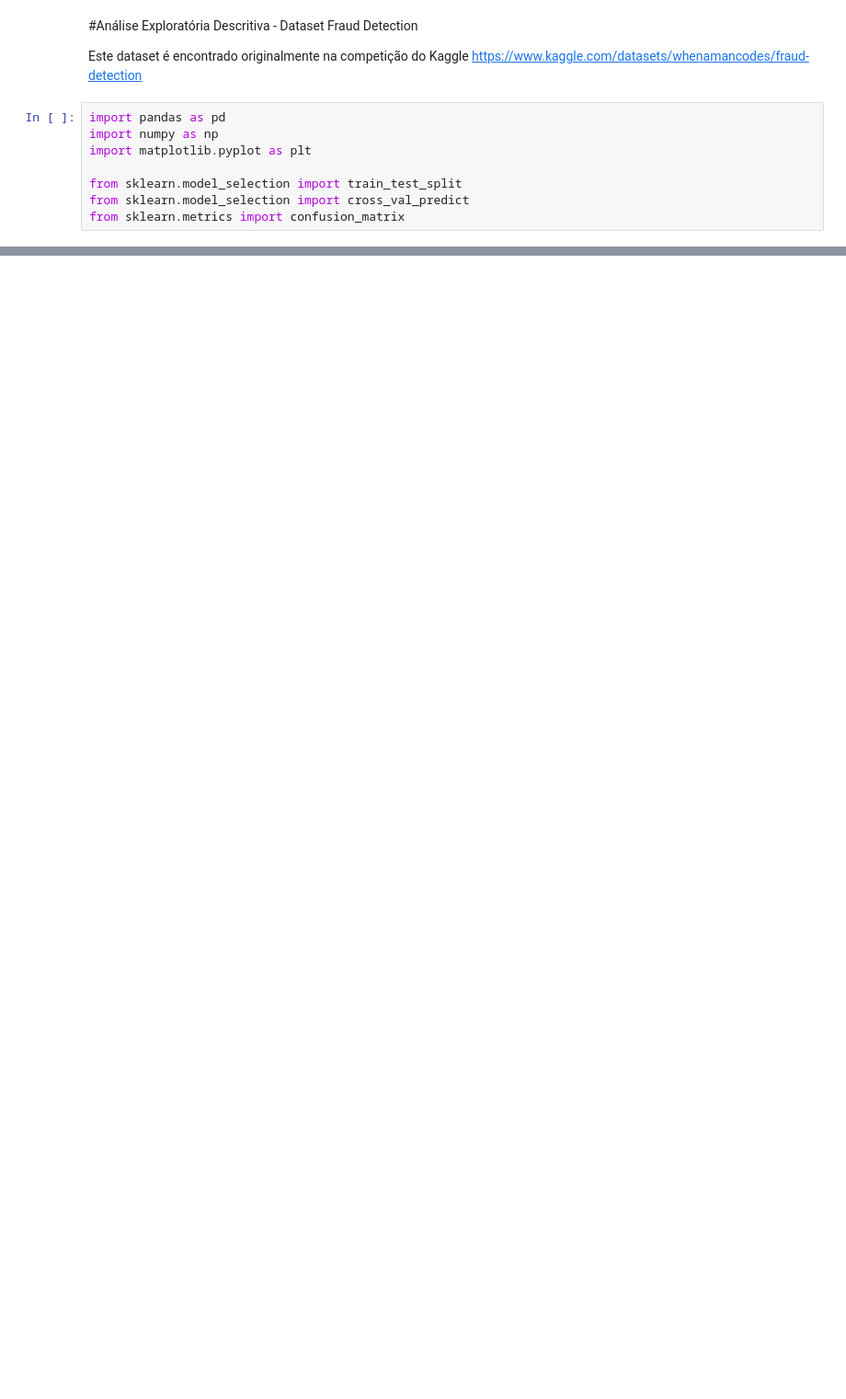
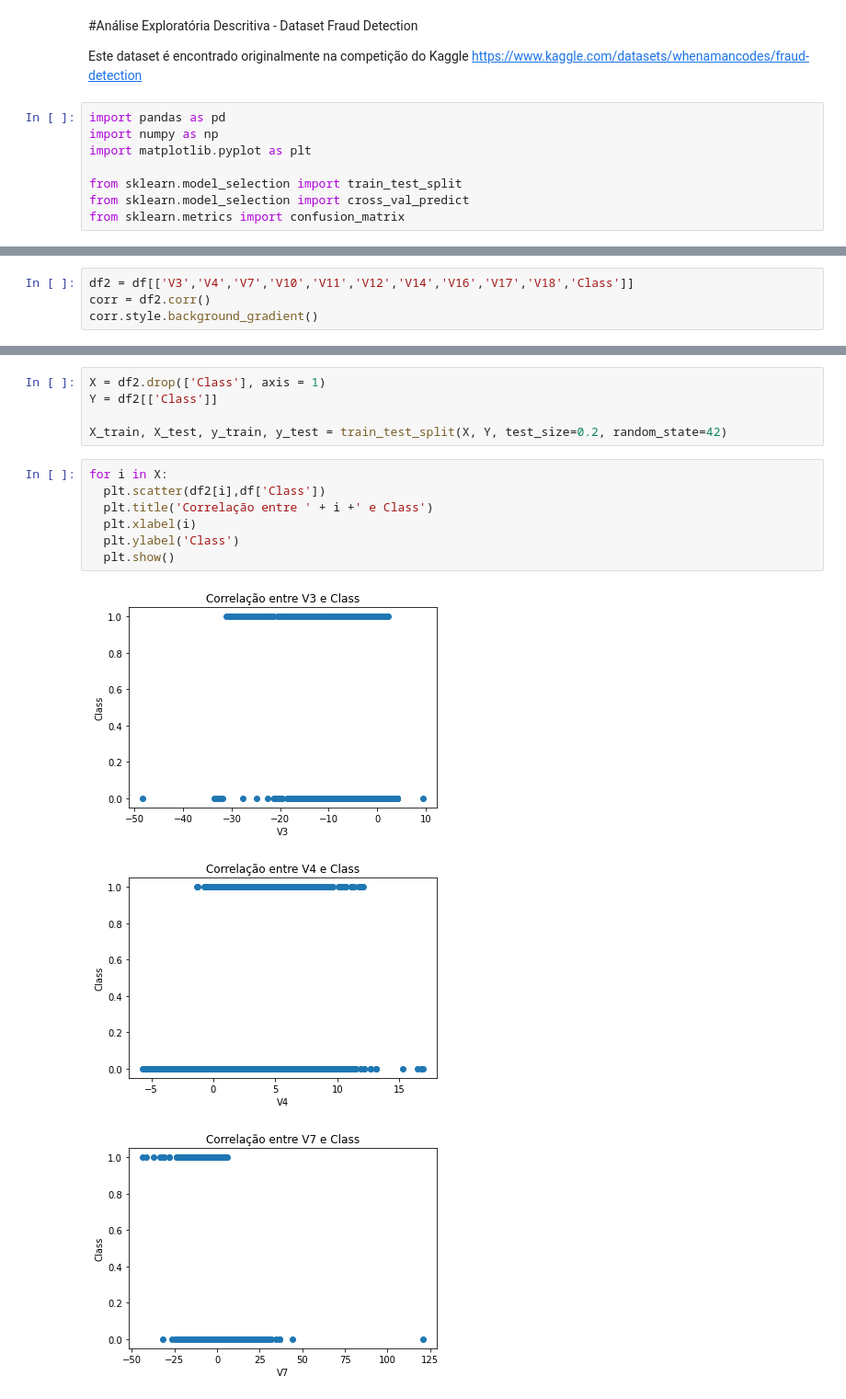
Before and after one commit to diegonogare/MachineLearning, a Jupyter notebook: analise_exploratoria_descritiva_Dataset_FraudDetection.ipynb, the cells around one changed output, grey strips where cells are left out. Shown at 92% size. Drawn from its saved outputs; the diff is of its cells as text; blank space fills up the shorter version.

Commit message:
Gráficos de dispersão e histograma

```diff
--- a/analise_exploratoria_descritiva_Dataset_FraudDetection.ipynb
+++ b/analise_exploratoria_descritiva_Dataset_FraudDetection.ipynb
@@ -66,3 +88,7 @@ corr.style.background_gradient()
 | V28 | -0.009413 | 0.000000 | -0.000000 | 0.000000 | -0.000000 | -0.000000 | 0.000000 | -0.000000 | -0.000000 | 0.000000 | 0.000000 | ... |
 | Amount | -0.010596 | -0.227709 | -0.531409 | -0.210880 | 0.098732 | -0.386356 | 0.215981 | 0.397311 | -0.103079 | -0.044246 | -0.101502 | ... |
 | Class | -0.012323 | -0.101347 | 0.091289 | -0.192961 | 0.133447 | -0.094974 | -0.043643 | -0.187257 | 0.019875 | -0.097733 | -0.216883 | ... |
+# %%
+df2 = df[['V3','V4','V7','V10','V11','V12','V14','V16','V17','V18','Class']]
+corr = df2.corr()
+corr.style.background_gradient()
@@ -68,0 +108,16 @@ corr.style.background_gradient()
+# %%
+X = df2.drop(['Class'], axis = 1)
+Y = df2[['Class']]
+
+X_train, X_test, y_train, y_test = train_test_split(X, Y, test_size=0.2, random_state=42)
+# %%
+for i in X:
+  plt.scatter(df2[i],df['Class'])
+  plt.title('Correlação entre ' + i +' e Class')
+  plt.xlabel(i)
+  plt.ylabel('Class')
+  plt.show()
+# %% [output]
+[figure, added]
+[figure, added]
+[figure, added]
```
Also changed, not shown: parts of 6 cells of this notebook.
